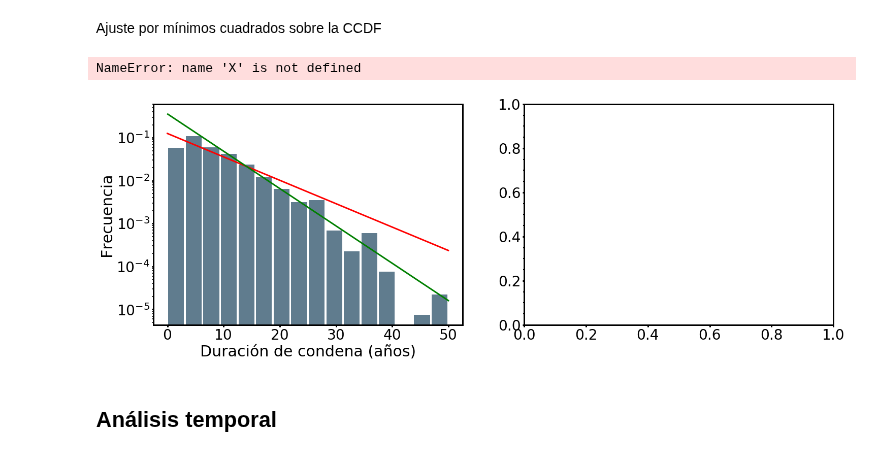
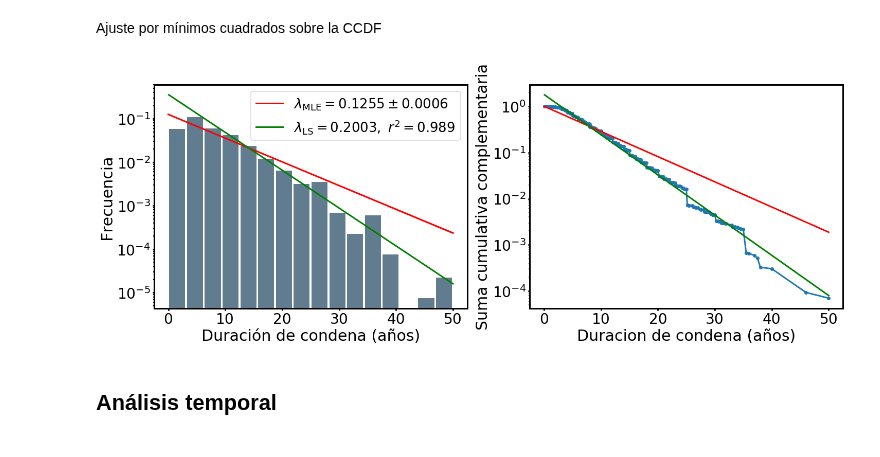
Before and after one commit to nahuelalmeira/poblacionPenal, a Jupyter notebook: VisualizacionYAnalisis/DiploDatos_PoblacionPenitenciariaArgentina_VyA.ipynb, the cells around one changed output. Saved outputs shown, nothing was run; the diff lists cells and outputs as text; code cells hidden in the pictures.

```diff
--- a/VisualizacionYAnalisis/DiploDatos_PoblacionPenitenciariaArgentina_VyA.ipynb
+++ b/VisualizacionYAnalisis/DiploDatos_PoblacionPenitenciariaArgentina_VyA.ipynb
@@ -36,21 +42,13 @@ from mpl_settings_v3 import *
 # %%
 ## Cargamos el CSV en un dataframe. Si es posible, lo descargamos y
-## sino, lo leemos online
+## sino, lo leemos online. (Para descargarlo es necesario tener instalado wget)
 
 data_dir = '../datasets'
 data_file = os.path.join(data_dir, 'sneep_2017_diplodatos.zip')
-url = 'https://github.com/camporeale/Datos/raw/master/sneep_2017_diplodatos.zip'
 
 if not os.path.isfile(data_file):
-    try:
-        if not os.path.exists(data_dir):
-            os.mkdir(data_dir)
-        import wget
-        wget.download(url, out=data_dir)
-        data_raw = pd.read_csv(data_file, compression='zip', index_col=0)
-    except:
-        print('No se pudo descargar dataset. Leyendo online')
-        data_raw = pd.read_csv(url,compression='zip',index_col=0)
+    print('No se encontró copia local del dataset. Leyendo online')
+    data_raw = pd.read_csv(url,compression='zip',index_col=0)
 else:
     data_raw = pd.read_csv(data_file, compression='zip', index_col=0)
 # %%
@@ -471,29 +469,29 @@ r2 = linear_regressor.score(X_LS, Y_LS)
 # %%
 fig, axes = plt.subplots(figsize=(24, 8), ncols=2)
 ax = axes[0]
 data_condena["duracion_condena_anios"].plot.hist(bins=16, rwidth=0.9,color='#607c8e', ax=ax, density=True, label='')
 ax.set_yscale('log')
 ax.set_ylabel('Frecuencia')
 ax.set_xlabel('Duración de condena (años)')
 ax.plot(X_MLE, Y_MLE, color='red', label=r'$\lambda_{\mathrm{MLE}} = $' + r'$ {{{:.4f}}}\pm {{{:.4f}}}$'.format(l_est, std_l_est))
-ax.plot(X_LS, -slope*np.exp(Y_pred), color='green', label=r'$\lambda_{\mathrm{LS}} = $' + r'$ {{{:.4f}}},$'.format(-slope) + r' ' + r'$ r^2 = {{{:.3f}}}$'.format(r2))
-ax.fill_between(X, Y_min, Y_max, alpha=0.5, color='red')
+ax.plot(X_LS, -slope*np.exp(Y_pred), color='green',
+        label=r'$\lambda_{\mathrm{LS}} = $' + r'$ {{{:.4f}}},$'.format(-slope) + r' ' + r'$ r^2 = {{{:.3f}}}$'.format(r2))
+ax.fill_between(X_MLE, Y_min, Y_max, alpha=0.5, color='red')
 ax.legend(loc='best')
 
 ax = axes[1]
 ax.set_yscale('log')
 ax.set_xlabel('Duracion de condena (años)')
 ax.set_ylabel('Suma cumulativa complementaria')
 X = np.linspace(0, 50, 100)
 Y = np.exp(-l_est*X)
 ax.plot(rango_edad, ccdf, '-o')
 ax.plot(X, Y, color='red')
 ax.plot(X_LS, np.exp(Y_pred), color='green')
 
 plt.show()
 # %% [output]
-NameError: name 'X' is not defined
-[figure, old version]
+[figure, new version]
 # %% [markdown]
 ## Análisis temporal
 # %%
```
Also changed, not shown: parts of 7 cells of this notebook.
